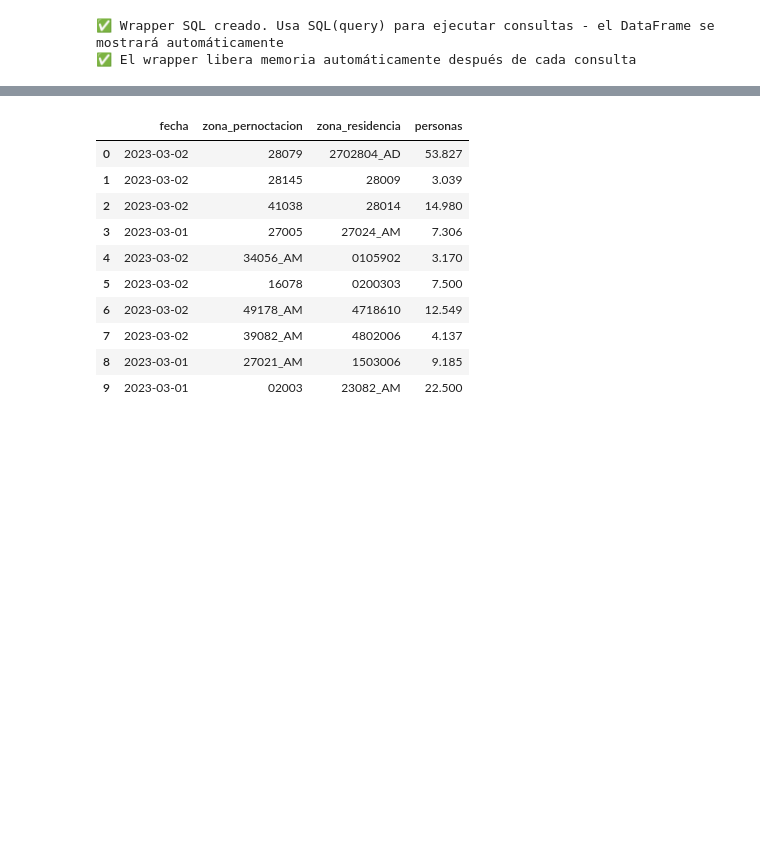
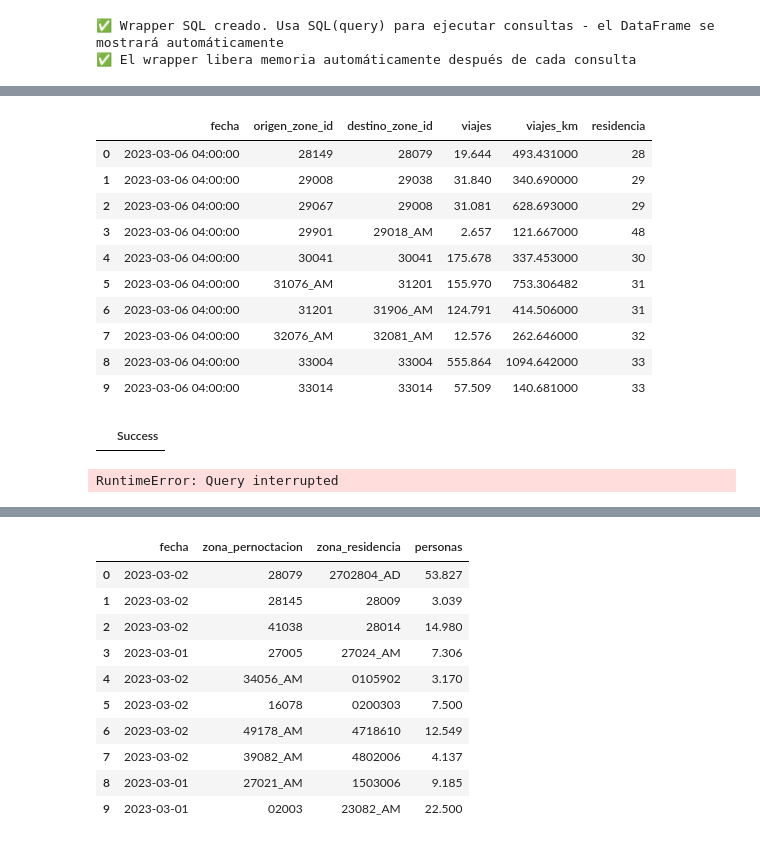
Before and after one commit to bgramaje/muceim-airflow, a Jupyter notebook: notebooks/queries.ipynb, the cells around one changed output, grey strips where cells are left out. Saved outputs shown, nothing was run; the diff lists cells and outputs as text; code cells hidden in the pictures; blank space fills up the shorter version.

```diff
--- a/notebooks/queries.ipynb
+++ b/notebooks/queries.ipynb
@@ -311,0 +255,44 @@ SQL("SELECT * FROM silver_zones USING SAMPLE 10")
+# %%
+SQL("""
+    SELECT *
+    FROM silver_mitma_od
+    WHERE fecha >= '2023-03-06 00:00:00'::TIMESTAMP
+    AND fecha < '2023-03-08 00:00:00'::TIMESTAMP
+    LIMIT 10;
+""")
+# %% [output]
+|  | fecha | origen_zone_id | destino_zone_id | viajes | viajes_km | residencia |
+| 0 | 2023-03-06 04:00:00 | 28149 | 28079 | 19.644 | 493.431000 | 28 |
+| 1 | 2023-03-06 04:00:00 | 29008 | 29038 | 31.840 | 340.690000 | 29 |
+| 2 | 2023-03-06 04:00:00 | 29067 | 29008 | 31.081 | 628.693000 | 29 |
+| 3 | 2023-03-06 04:00:00 | 29901 | 29018_AM | 2.657 | 121.667000 | 48 |
+| 4 | 2023-03-06 04:00:00 | 30041 | 30041 | 175.678 | 337.453000 | 30 |
+| 5 | 2023-03-06 04:00:00 | 31076_AM | 31201 | 155.970 | 753.306482 | 31 |
+| 6 | 2023-03-06 04:00:00 | 31201 | 31906_AM | 124.791 | 414.506000 | 31 |
+| 7 | 2023-03-06 04:00:00 | 32076_AM | 32081_AM | 12.576 | 262.646000 | 32 |
+| 8 | 2023-03-06 04:00:00 | 33004 | 33004 | 555.864 | 1094.642000 | 33 |
+| 9 | 2023-03-06 04:00:00 | 33014 | 33014 | 57.509 | 140.681000 | 33 |
+# %%
+SQL("""
+ALTER TABLE silver_mitma_od ADD COLUMN is_weekend BOOLEAN;
+ALTER TABLE silver_mitma_od ADD COLUMN is_holiday BOOLEAN;
+""")
+# %% [output]
+|  | Success |
+# %%
+SQL("""
+SET preserve_insertion_order=false;
+SET enable_object_cache=true;
+SET threads=6;
+SET memory_limit='10GB';
+UPDATE silver_mitma_od od
+SET
+    is_weekend = EXTRACT(DOW FROM DATE(od.fecha)) IN (0, 6),
+    is_holiday = CASE WHEN h.date IS NOT NULL THEN TRUE ELSE FALSE END
+FROM bronze_spanish_holidays h
+WHERE DATE(od.fecha) = h.date
+  AND EXTRACT(MONTH FROM DATE(od.fecha)) = 4
+  AND EXTRACT(YEAR FROM DATE(od.fecha)) = 2023;
+""")
+# %% [output]
+RuntimeError: Query interrupted
```
Also changed, not shown: parts of 16 cells of this notebook, 12 other files.
